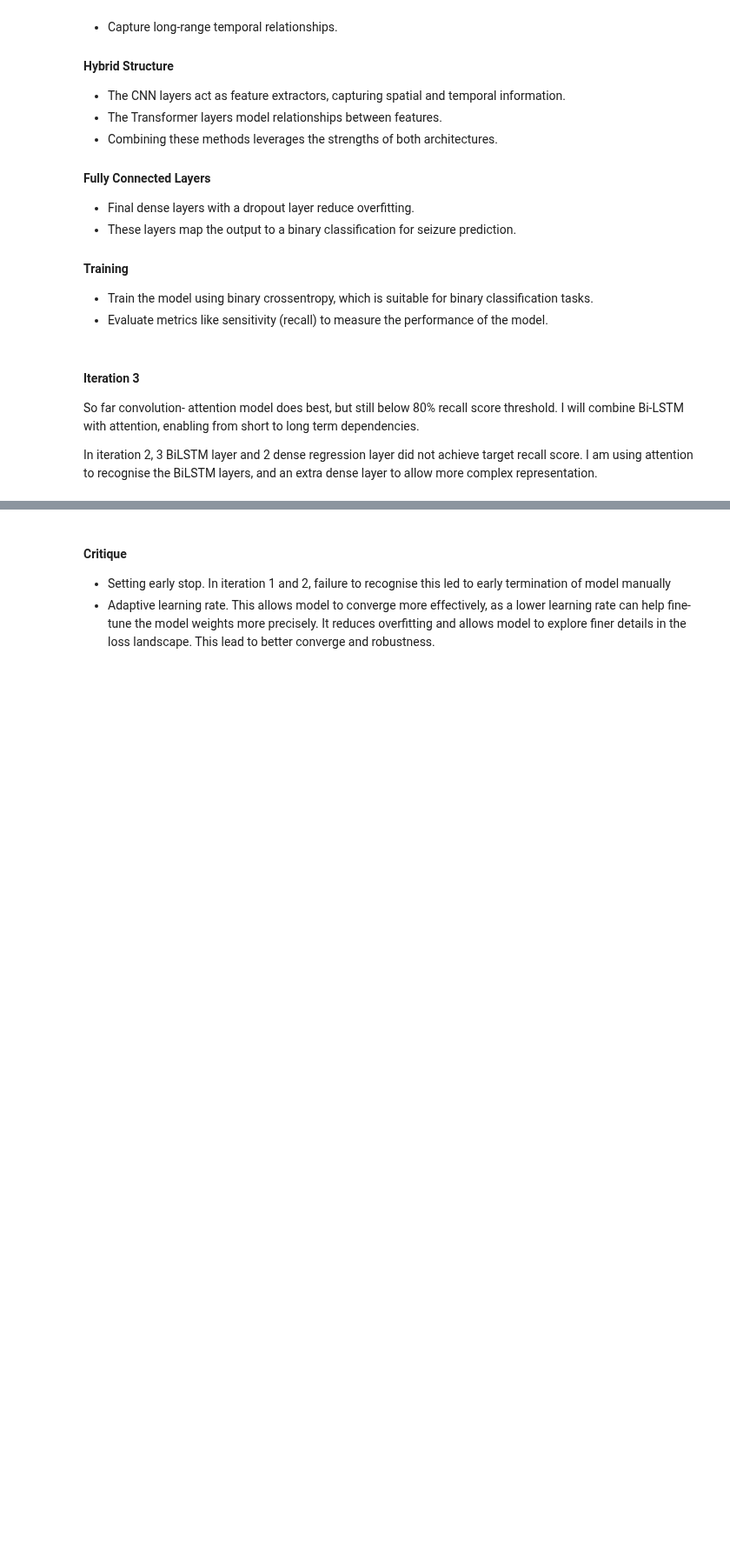
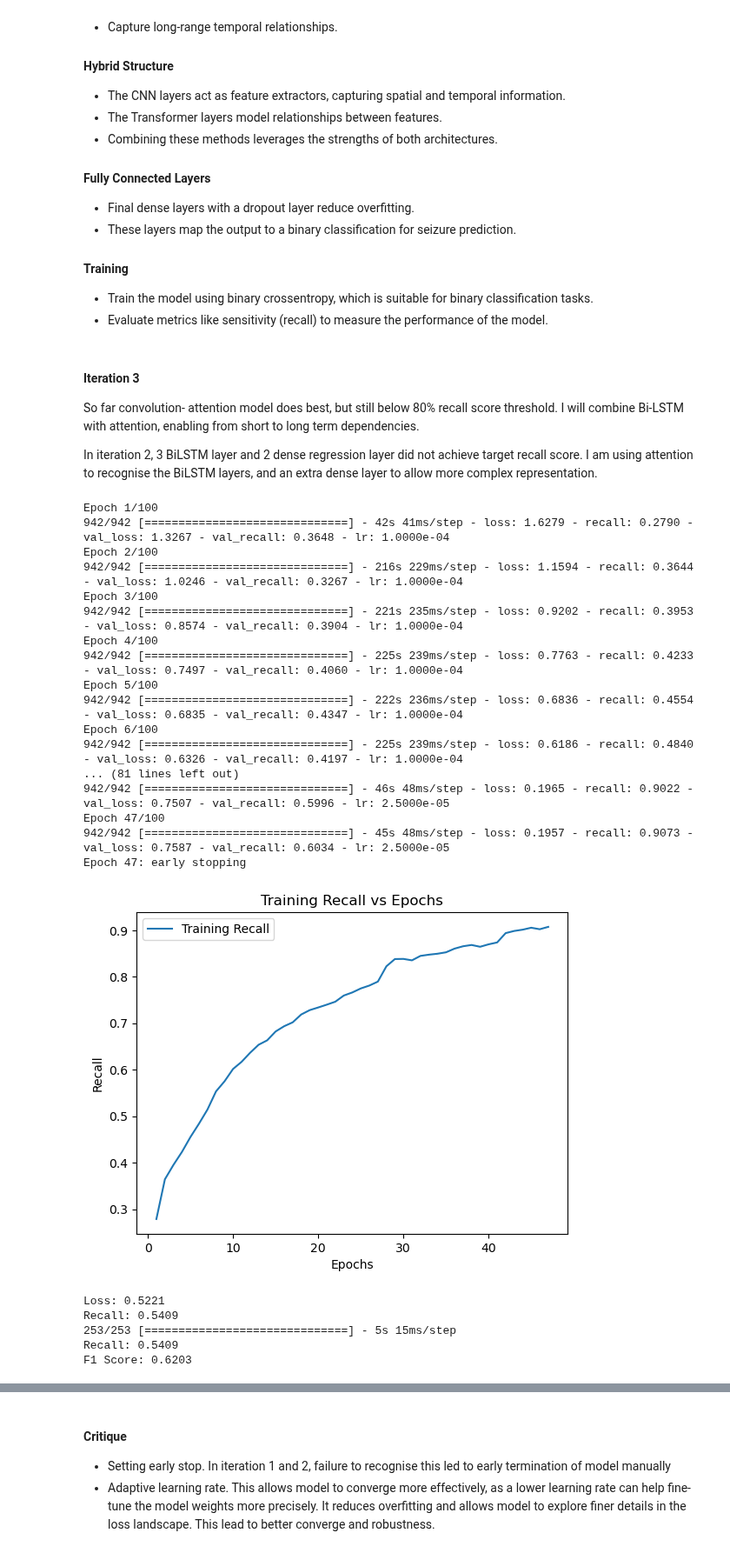
Before and after one commit to uol5/CM3070_SeizureDetection, a Jupyter notebook: main.ipynb, the cells around one changed output, grey strips where cells are left out. Shown at 87% size. Cells and saved outputs as stored; diff of their text form; code cells hidden in the pictures; blank space fills up the shorter version.

```diff
--- a/main.ipynb
+++ b/main.ipynb
@@ -120,3 +121,19 @@ train_signals.shape, train_labels.shape
+# %%
+def normalise_data(X_train: np.ndarray, X_test: np.ndarray, scaler: str = StandardScaler()) -> tuple:
+    """Default to StandardScaler"""
+
+    # Holder numpy array for normalised values
+    train_norm= np.zeros(shape=(X_train.shape), dtype='float32')
+    test_norm = np.zeros(shape=(X_test.shape), dtype='float32')
+
+    # Iterate over each channel (samples, channel, features)
+    for channel in range(X_train.shape[1]):  # Iterate over channels in dataset
+        train_norm[:, channel, :] = scaler.fit_transform(X_train[:, channel, :])  # Fit and apply normaliser on current channel in train subset
+        test_norm[:, channel, :] = scaler.transform(X_test[:, channel, :])  # Apply normaliser on current channel in test subset
+
+    return train_norm, test_norm
+# %%
+train_signals_norm , val_signals_norm = normalise_data(train_signals, val_signals)
 # %% [markdown]
 #### Baseline models for comparison
 # %% [raw]
@@ -638,8 +655,8 @@ Non-seizure: 8547 samples, seizure: 3255 samples
 Proportion of seizure samples = 0.381%
 # %%
 # set random state to allow same sample each time notebook is run
-train_10sec_data, test_10sec_data, train_10sec_labels, test_10sec_labels = train_test_split(train_10sec, labels_10sec, train_size = 0.7,
-                                                                                            test_size = 0.3, random_state=30)
+train_10sec_data, test_10sec_data, train_10sec_labels, test_10sec_labels = train_test_split(
+    train_10sec, labels_10sec, test_size=0.2, shuffle=True, stratify=np.ravel(labels_10sec), random_state=100)
 print(f"shape of train_10sec_data: {train_10sec_data.shape}, shape of train_10sec_labels: {train_10sec_labels.shape}")
 print(f"shape of test_10sec_data: {test_10sec_data.shape}, shape of test_10sec_labels: {test_10sec_labels.shape}")
 # %% [output]
@@ -1562,3 +1599,50 @@ class BiLSTMAttentionModel:
     def save_model(self, file_path):
         self.model.save(file_path)
         print(f'Model saved to {file_path}')
+# %%
+# Instantiate a BiLSTM with attention model
+# 1-second window segmented data
+bilstm_attention_model_1 = BiLSTMAttentionModel(train_shape=train_signals.shape, initial_lr=0.0001)
+
+# Compile the model
+bilstm_attention_model_1.compile()
+
+# Set up callbacks
+earlystopper = EarlyStopping(monitor='val_loss', patience=25, restore_best_weights=True, verbose=1)
+reduce_lr = ReduceLROnPlateau(monitor='val_loss', factor=0.5, patience=5, min_lr=0.0000001, verbose=1, cooldown=10)
+
+# Train the model
+model_1 = bilstm_attention_model_1.train(train_signals_norm, train_labels, batch_size=32, epochs=100, validation_split=0.2, callbacks=[earlystopper, reduce_lr])
+
+# Evaluate the model
+loss, recall, f1 = bilstm_attention_model_1.evaluate(val_signals_norm, val_labels)
+
+# Save the model to a file
+bilstm_attention_model_1.save_model('bilstm_attention_model_1.h5')
+
+# Print model summary
+bilstm_attention_model_1.model.summary()
+# %% [output]
+Epoch 1/100
+942/942 [==============================] - 42s 41ms/step - loss: 1.6279 - recall: 0.2790 - val_loss: 1.3267 - val_recall: 0.3648 - lr: 1.0000e-04
+Epoch 2/100
+942/942 [==============================] - 216s 229ms/step - loss: 1.1594 - recall: 0.3644 - val_loss: 1.0246 - val_recall: 0.3267 - lr: 1.0000e-04
+Epoch 3/100
+942/942 [==============================] - 221s 235ms/step - loss: 0.9202 - recall: 0.3953 - val_loss: 0.8574 - val_recall: 0.3904 - lr: 1.0000e-04
+Epoch 4/100
+942/942 [==============================] - 225s 239ms/step - loss: 0.7763 - recall: 0.4233 - val_loss: 0.7497 - val_recall: 0.4060 - lr: 1.0000e-04
+Epoch 5/100
+942/942 [==============================] - 222s 236ms/step - loss: 0.6836 - recall: 0.4554 - val_loss: 0.6835 - val_recall: 0.4347 - lr: 1.0000e-04
+Epoch 6/100
+942/942 [==============================] - 225s 239ms/step - loss: 0.6186 - recall: 0.4840 - val_loss: 0.6326 - val_recall: 0.4197 - lr: 1.0000e-04
+... (81 lines left out)
+942/942 [==============================] - 46s 48ms/step - loss: 0.1965 - recall: 0.9022 - val_loss: 0.7507 - val_recall: 0.5996 - lr: 2.5000e-05
+Epoch 47/100
+942/942 [==============================] - 45s 48ms/step - loss: 0.1957 - recall: 0.9073 - val_loss: 0.7587 - val_recall: 0.6034 - lr: 2.5000e-05
+Epoch 47: early stopping
+[figure, added]
+Loss: 0.5221
+Recall: 0.5409
+253/253 [==============================] - 5s 15ms/step
+Recall: 0.5409
+F1 Score: 0.6203
```
Also changed, not shown: parts of 10 cells of this notebook, 2 other files.
